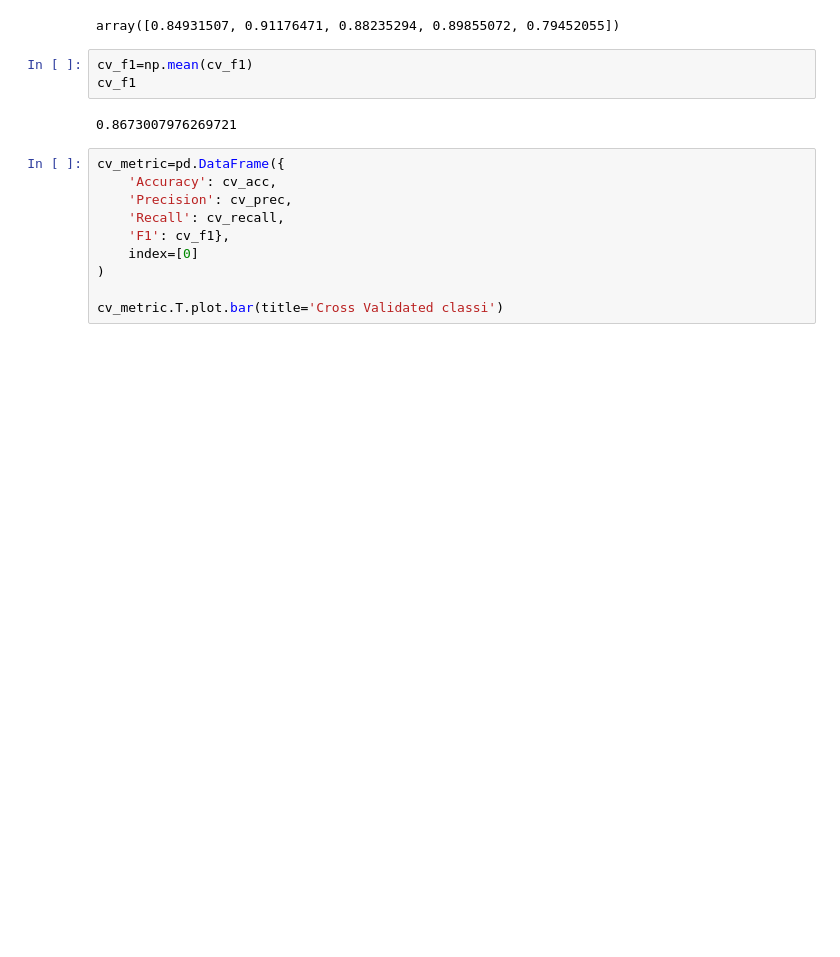
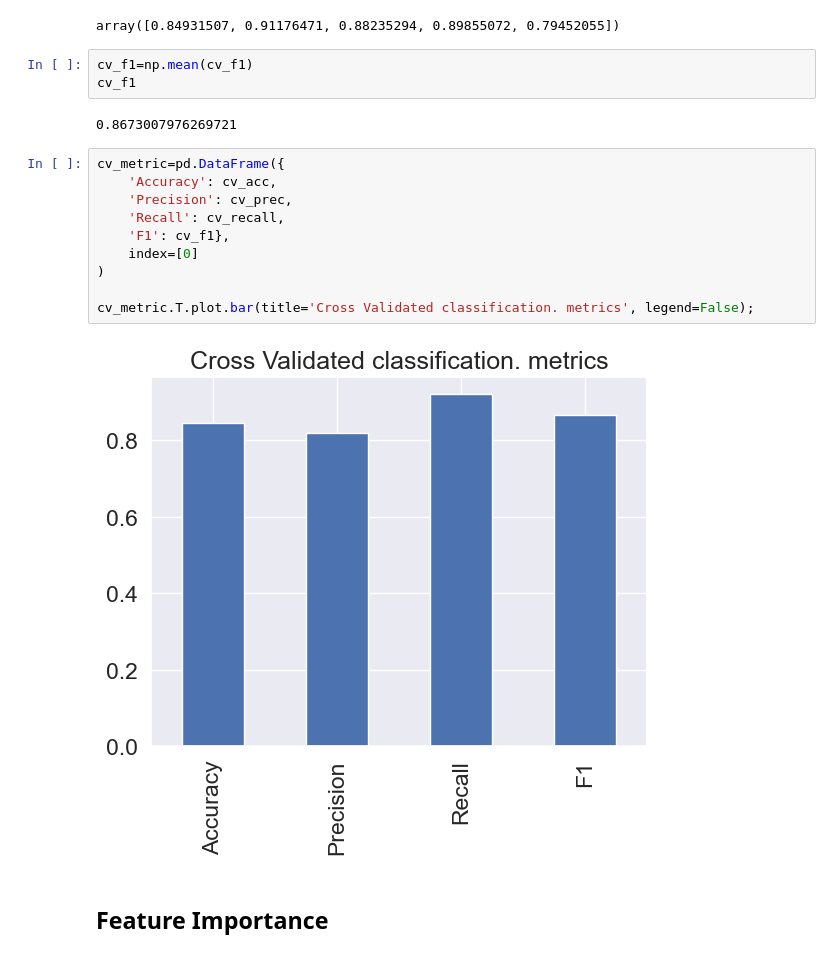
Before and after one commit to shrinidhib/heart-disease-prediction, a Jupyter notebook: heart-disease-classfication.ipynb, the cells around one changed output. Saved outputs shown, nothing was run; the diff lists cells and outputs as text; blank space fills up the shorter version.

```diff
--- a/heart-disease-classfication.ipynb
+++ b/heart-disease-classfication.ipynb
@@ -679,10 +679,14 @@ cv_f1
 # %%
 cv_metric=pd.DataFrame({
     'Accuracy': cv_acc,
     'Precision': cv_prec,
     'Recall': cv_recall,
     'F1': cv_f1},
     index=[0]
 )
 
-cv_metric.T.plot.bar(title='Cross Validated classi')
+cv_metric.T.plot.bar(title='Cross Validated classification. metrics', legend=False);
+# %% [output]
+[figure, added]
+# %% [markdown]
+## Feature Importance
```
Also changed, not shown: parts of 5 cells of this notebook.
